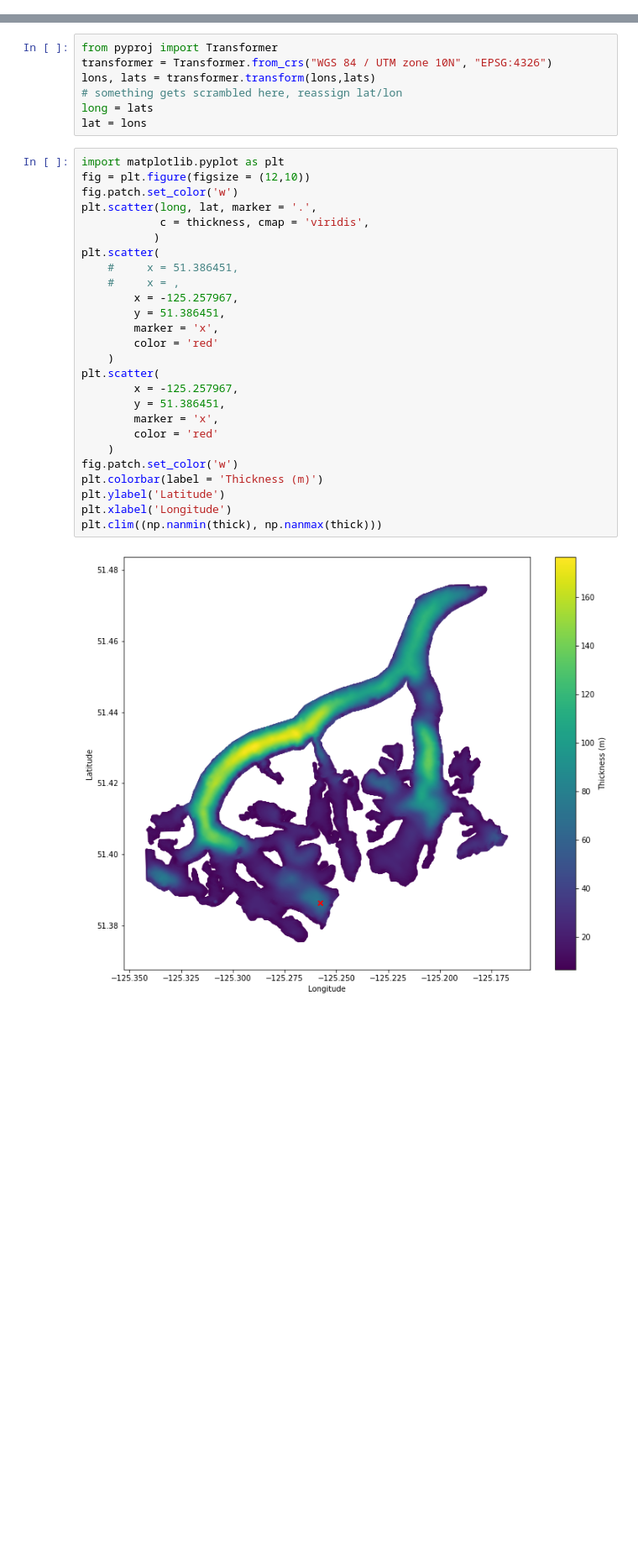
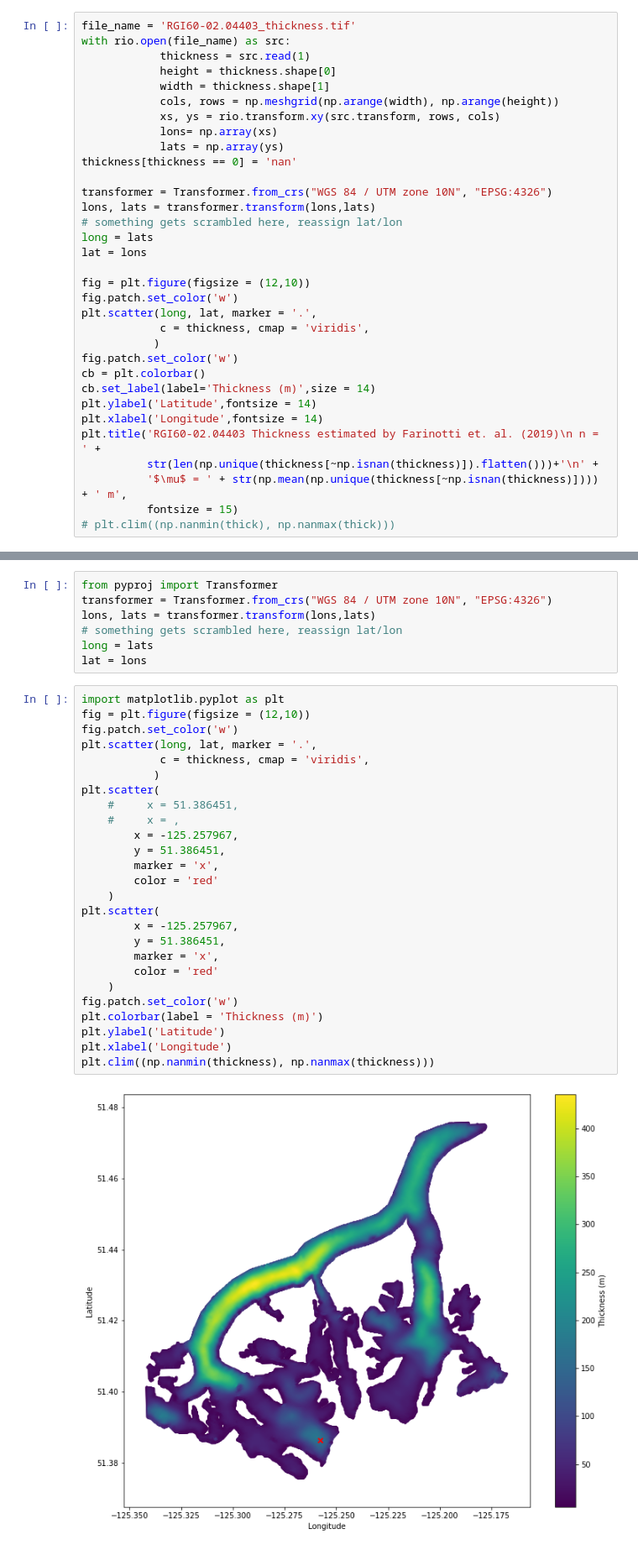
Before and after one commit to simonhansedasi/glacier_maps, a Jupyter notebook: glacier_map.ipynb, the cells around one changed output, grey strips where cells are left out. Shown at 84% size. Saved outputs shown, nothing was run; the diff lists cells and outputs as text; blank space fills up the shorter version.

```diff
--- a/glacier_map.ipynb
+++ b/glacier_map.ipynb
@@ -0,0 +6,33 @@
+# %%
+file_name = 'RGI60-02.04403_thickness.tif'
+with rio.open(file_name) as src:
+            thickness = src.read(1)
+            height = thickness.shape[0]
+            width = thickness.shape[1]
+            cols, rows = np.meshgrid(np.arange(width), np.arange(height))
+            xs, ys = rio.transform.xy(src.transform, rows, cols)
+            lons= np.array(xs)
+            lats = np.array(ys)
+thickness[thickness == 0] = 'nan'
+
+transformer = Transformer.from_crs("WGS 84 / UTM zone 10N", "EPSG:4326")
+lons, lats = transformer.transform(lons,lats)
+# something gets scrambled here, reassign lat/lon
+long = lats
+lat = lons
+
+fig = plt.figure(figsize = (12,10))
+fig.patch.set_color('w')
+plt.scatter(long, lat, marker = '.',
+            c = thickness, cmap = 'viridis',
+           )
+fig.patch.set_color('w')
+cb = plt.colorbar()
+cb.set_label(label='Thickness (m)',size = 14)
+plt.ylabel('Latitude',fontsize = 14)
+plt.xlabel('Longitude',fontsize = 14)
+plt.title('RGI60-02.04403 Thickness estimated by Farinotti et. al. (2019)\n n = ' +
+          str(len(np.unique(thickness[~np.isnan(thickness)]).flatten()))+'\n' +
+          '$\mu$ = ' + str(np.mean(np.unique(thickness[~np.isnan(thickness)]))) + ' m',
+          fontsize = 15)
+# plt.clim((np.nanmin(thick), np.nanmax(thick)))
@@ -21,31 +62,31 @@ lat = lons
 # %%
 import matplotlib.pyplot as plt
 fig = plt.figure(figsize = (12,10))
 fig.patch.set_color('w')
 plt.scatter(long, lat, marker = '.',
             c = thickness, cmap = 'viridis',
            )
 plt.scatter(
     #     x = 51.386451,
     #     x = ,
         x = -125.257967,
         y = 51.386451,
         marker = 'x',
         color = 'red'
     )
 plt.scatter(
         x = -125.257967,
         y = 51.386451,
         marker = 'x',
         color = 'red'
     )
 fig.patch.set_color('w')
 plt.colorbar(label = 'Thickness (m)')
 plt.ylabel('Latitude')
 plt.xlabel('Longitude')
-plt.clim((np.nanmin(thick), np.nanmax(thick)))
+plt.clim((np.nanmin(thickness), np.nanmax(thickness)))
 # %% [output]
-[figure, old version]
+[figure, new version]
 # %%
 # draw a circle around the site and determine lat lon boundaries from the circle extrema
 
```
Also changed, not shown: parts of 3 cells of this notebook, 2 other files.
